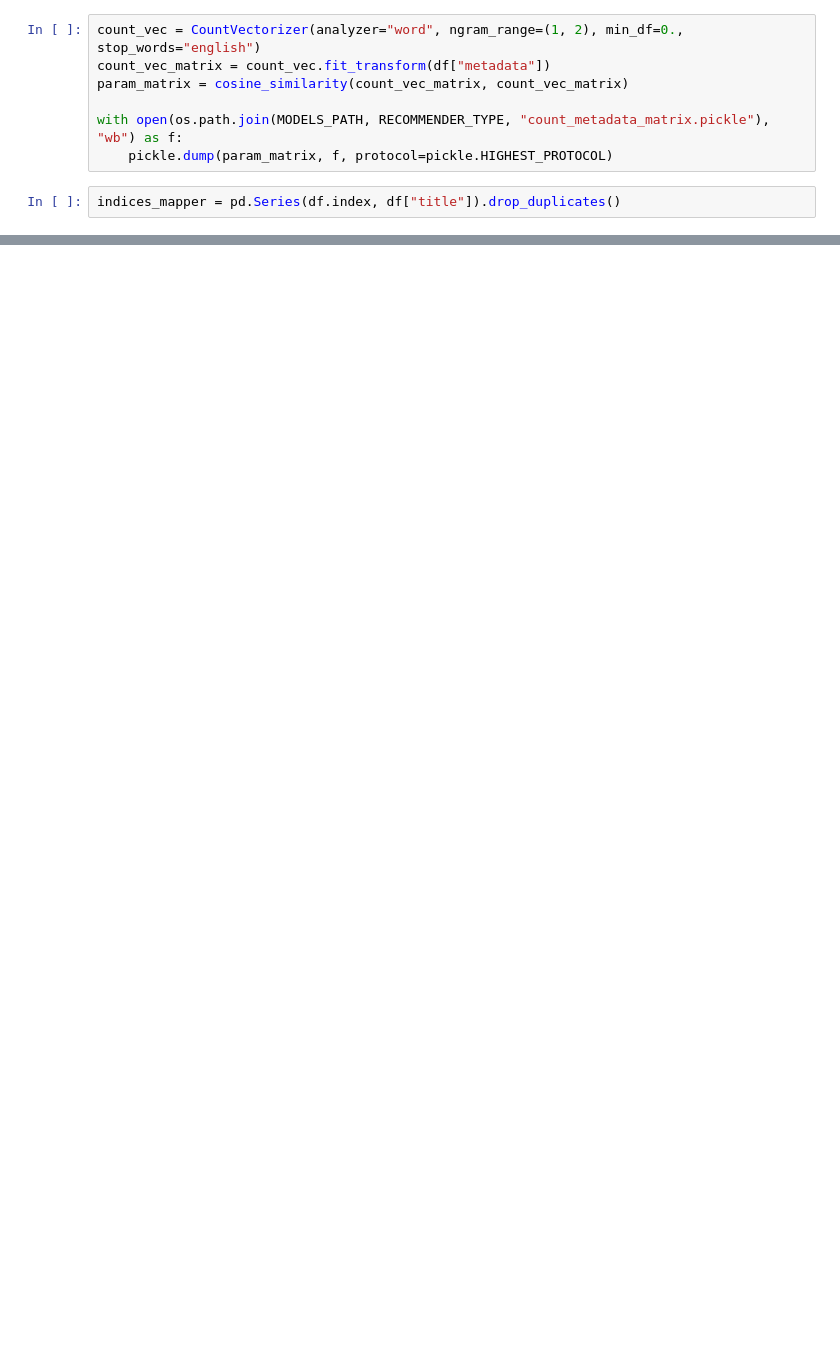
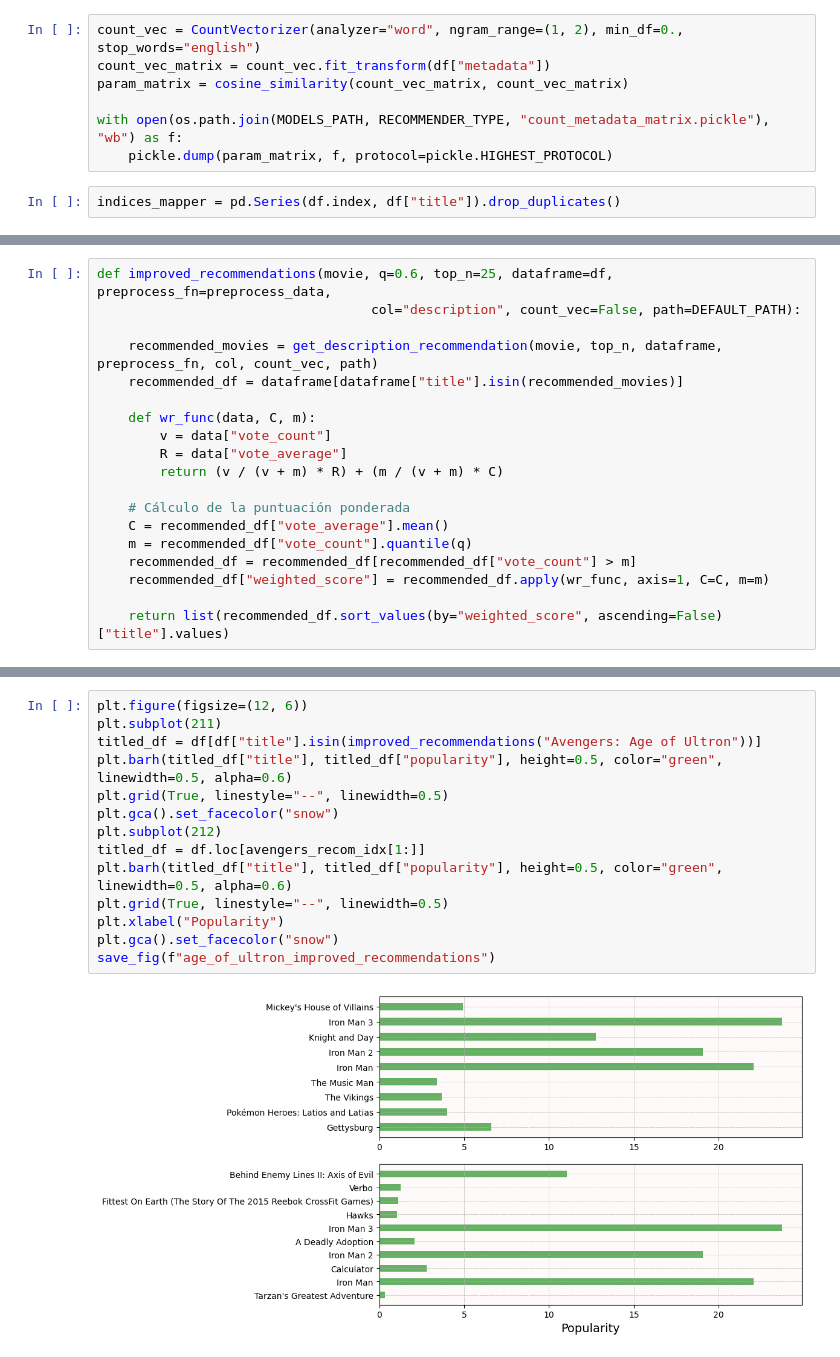
Before and after one commit to jorgedive/Robert-DownIA-Jr, a Jupyter notebook: src/Notebooks/content_based.ipynb, the cells around one changed output, grey strips where cells are left out. Cells and saved outputs as stored; diff of their text form; blank space fills up the shorter version.

```diff
--- a/src/Notebooks/content_based.ipynb
+++ b/src/Notebooks/content_based.ipynb
@@ -296,0 +333,19 @@ get_description_recommendation("Avengers: Age of Ultron", col="metadatos", count
+# %%
+def improved_recommendations(movie, q=0.6, top_n=25, dataframe=df, preprocess_fn=preprocess_data,
+                                   col="description", count_vec=False, path=DEFAULT_PATH):
+
+    recommended_movies = get_description_recommendation(movie, top_n, dataframe, preprocess_fn, col, count_vec, path)
+    recommended_df = dataframe[dataframe["title"].isin(recommended_movies)]
+
+    def wr_func(data, C, m):
+        v = data["vote_count"]
+        R = data["vote_average"]
+        return (v / (v + m) * R) + (m / (v + m) * C)
+
+    # Cálculo de la puntuación ponderada
+    C = recommended_df["vote_average"].mean()
+    m = recommended_df["vote_count"].quantile(q)
+    recommended_df = recommended_df[recommended_df["vote_count"] > m]
+    recommended_df["weighted_score"] = recommended_df.apply(wr_func, axis=1, C=C, m=m)
+
+    return list(recommended_df.sort_values(by="weighted_score", ascending=False)["title"].values)
@@ -296,0 +378,16 @@ get_description_recommendation("Avengers: Age of Ultron", col="metadatos", count
+# %%
+plt.figure(figsize=(12, 6))
+plt.subplot(211)
+titled_df = df[df["title"].isin(improved_recommendations("Avengers: Age of Ultron"))]
+plt.barh(titled_df["title"], titled_df["popularity"], height=0.5, color="green", linewidth=0.5, alpha=0.6)
+plt.grid(True, linestyle="--", linewidth=0.5)
+plt.gca().set_facecolor("snow")
+plt.subplot(212)
+titled_df = df.loc[avengers_recom_idx[1:]]
+plt.barh(titled_df["title"], titled_df["popularity"], height=0.5, color="green", linewidth=0.5, alpha=0.6)
+plt.grid(True, linestyle="--", linewidth=0.5)
+plt.xlabel("Popularity")
+plt.gca().set_facecolor("snow")
+save_fig(f"age_of_ultron_improved_recommendations")
+# %% [output]
+[figure, added]
```
Also changed, not shown: parts of 13 cells of this notebook.
